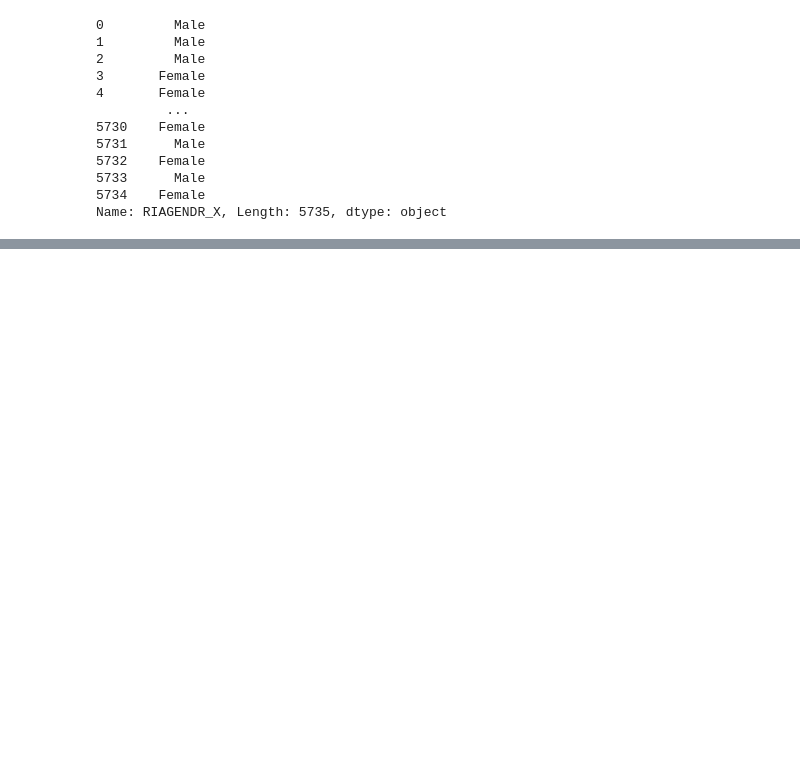
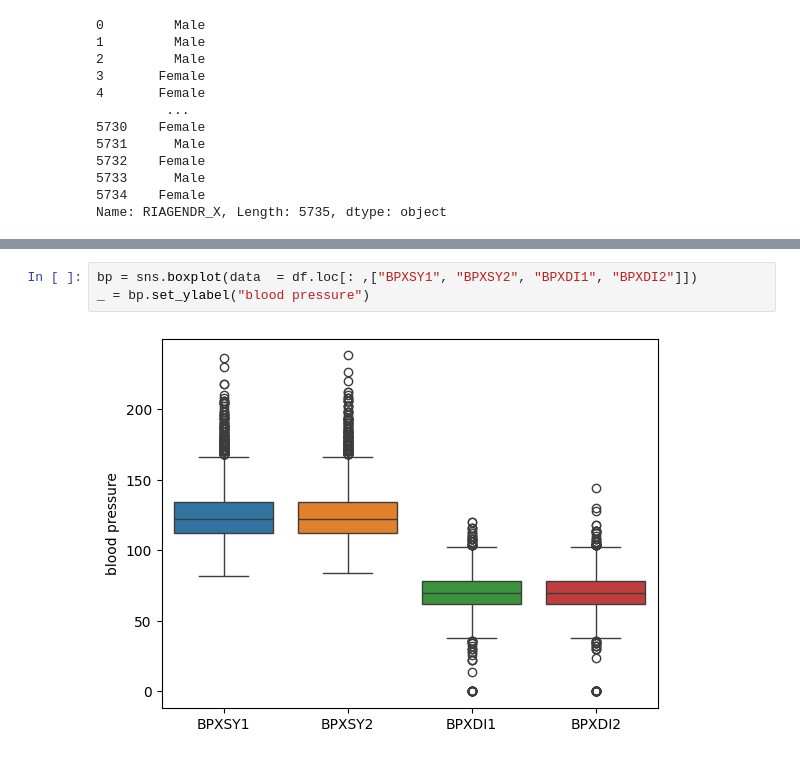
Before and after one commit to ujjwal-basnet/Pandas-, a Jupyter notebook: NHAES-case-study.ipynb, the cells around one changed output, grey strips where cells are left out. Saved outputs shown, nothing was run; the diff lists cells and outputs as text; blank space fills up the shorter version.

```diff
--- a/NHAES-case-study.ipynb
+++ b/NHAES-case-study.ipynb
@@ -96,0 +205,5 @@ Name: RIAGENDR_X, Length: 5735, dtype: object
+# %%
+bp = sns.boxplot(data  = df.loc[: ,["BPXSY1", "BPXSY2", "BPXDI1", "BPXDI2"]])
+_ = bp.set_ylabel("blood pressure")
+# %% [output]
+[figure, added]
```
Also changed, not shown: parts of 27 cells of this notebook.
